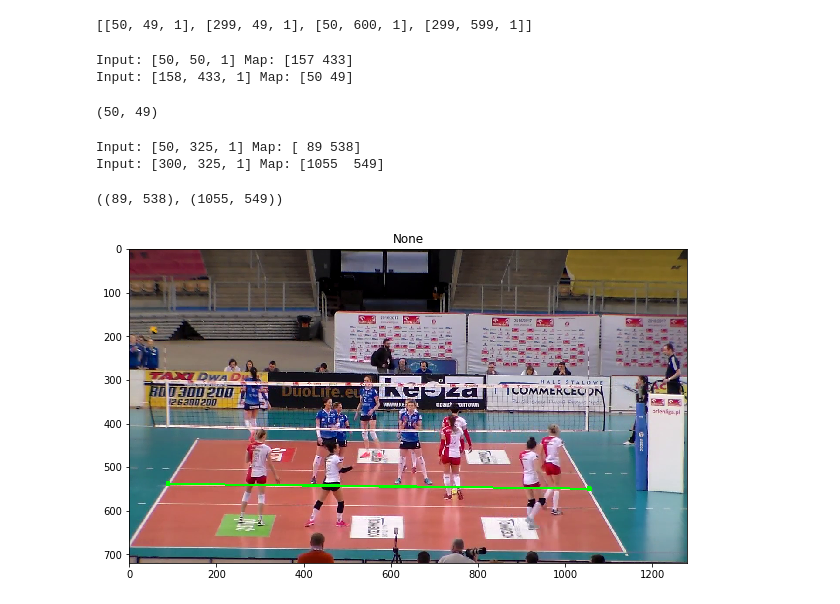
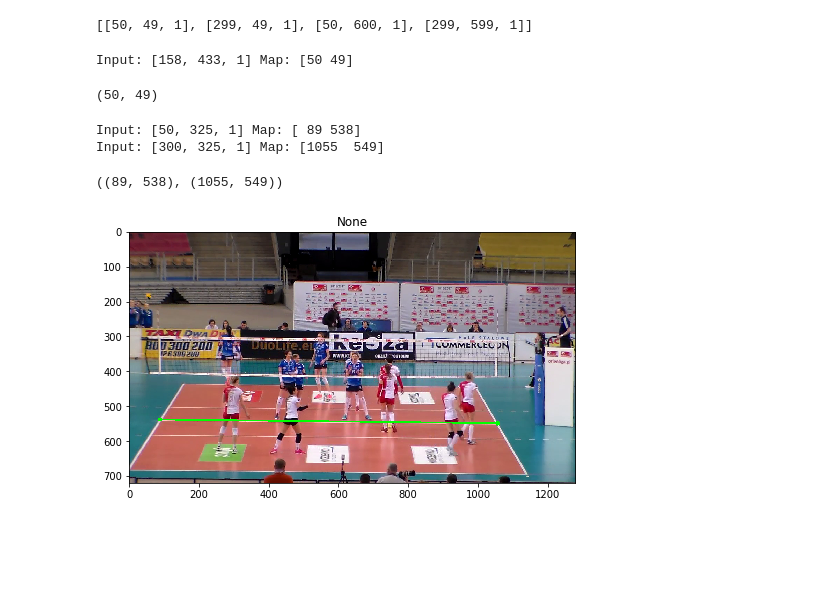
Before and after one commit to bfortuner/computer-vision, a Jupyter notebook: theory/Homography.ipynb, the cells around one changed output. Cells and saved outputs as stored; diff of their text form; code cells hidden in the pictures; blank space fills up the shorter version.

```diff
--- a/theory/Homography.ipynb
+++ b/theory/Homography.ipynb
@@ -706,10 +692,9 @@ def map_point(point, H):
     print("Input:", pt, "Map:", map_pt)
     return map_pt[0],map_pt[1]
 
-map_point([50, 50], H_inv)
+#map_point([50, 50], H_inv)
 map_point([158, 433], H)
 # %% [output]
-Input: [50, 50, 1] Map: [157 433]
 Input: [158, 433, 1] Map: [50 49]
 (50, 49)
 # %%
@@ -726,9 +711,9 @@ Input: [300, 325, 1] Map: [1055  549]
 # %%
 # PLot
 img = load_cv2_img(img_fpath, colorspace=cv2.COLOR_BGR2RGB)
 cv2.circle(img, (center_left[0], center_left[1]), 1, color=(0,255,0), thickness=10)
 cv2.circle(img, (center_right[0], center_right[1]), 1, color=(0,255,0), thickness=10)
 cv2.line(img, pt1=center_left, pt2=center_right, color=(0, 255, 0), thickness=3)
-plot_img(img, fs=(10,10), title=None)
+plot_img(img, fs=(8,8), title=None)
 # %% [output]
-[figure, old version]
+[figure, new version]
```
Also changed, not shown: parts of 7 cells of this notebook.
